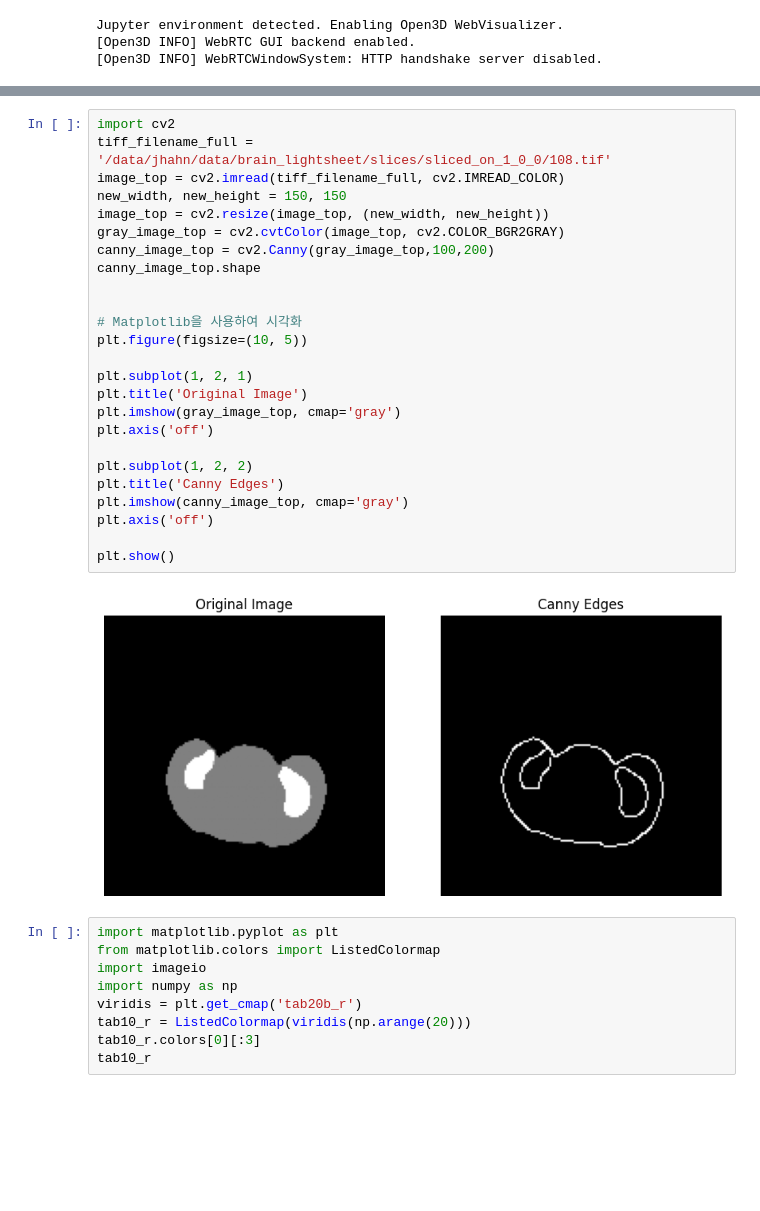
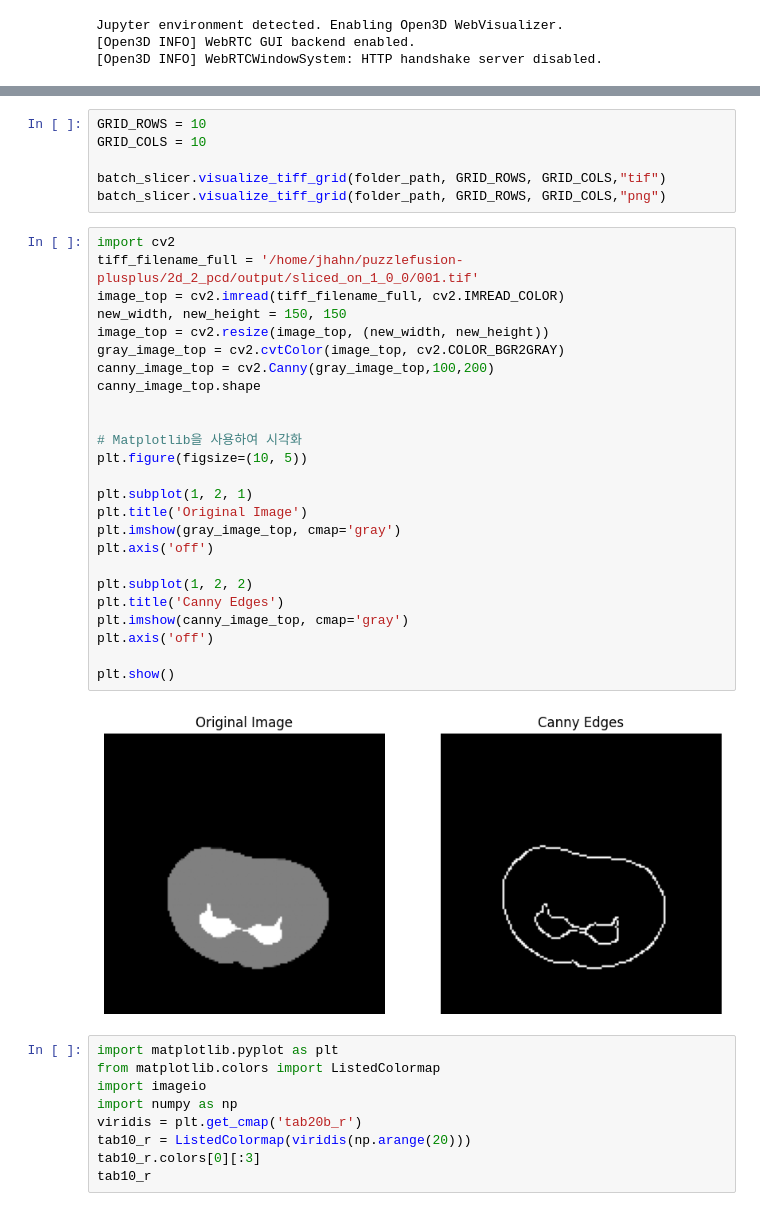
Before and after one commit to jhahncs/brain-slice-reconstruction, a Jupyter notebook: 2d_2_pcd/lightsheet_images_mgr.ipynb, the cells around one changed output, grey strips where cells are left out. Cells and saved outputs as stored; diff of their text form; blank space fills up the shorter version.

Commit message:
ok for light sheet

```diff
--- a/2d_2_pcd/lightsheet_images_mgr.ipynb
+++ b/2d_2_pcd/lightsheet_images_mgr.ipynb
@@ -20,30 +201,36 @@ Jupyter environment detected. Enabling Open3D WebVisualizer.
+# %%
+GRID_ROWS = 10
+GRID_COLS = 10
+
+batch_slicer.visualize_tiff_grid(folder_path, GRID_ROWS, GRID_COLS,"tif")
+batch_slicer.visualize_tiff_grid(folder_path, GRID_ROWS, GRID_COLS,"png")
 # %%
 import cv2
-tiff_filename_full = '/data/jhahn/data/brain_lightsheet/slices/sliced_on_1_0_0/108.tif'
+tiff_filename_full = '/home/jhahn/puzzlefusion-plusplus/2d_2_pcd/output/sliced_on_1_0_0/001.tif'
 image_top = cv2.imread(tiff_filename_full, cv2.IMREAD_COLOR)
 new_width, new_height = 150, 150
 image_top = cv2.resize(image_top, (new_width, new_height))
 gray_image_top = cv2.cvtColor(image_top, cv2.COLOR_BGR2GRAY)
 canny_image_top = cv2.Canny(gray_image_top,100,200)
 canny_image_top.shape
 
 
 # Matplotlib을 사용하여 시각화
 plt.figure(figsize=(10, 5))
 
 plt.subplot(1, 2, 1)
 plt.title('Original Image')
 plt.imshow(gray_image_top, cmap='gray')
 plt.axis('off')
 
 plt.subplot(1, 2, 2)
 plt.title('Canny Edges')
 plt.imshow(canny_image_top, cmap='gray')
 plt.axis('off')
 
 plt.show()
 # %% [output]
-[figure, old version]
+[figure, new version]
 # %%
 import matplotlib.pyplot as plt
 from matplotlib.colors import ListedColormap
```
Also changed, not shown: parts of 6 cells of this notebook, 34 other files.
